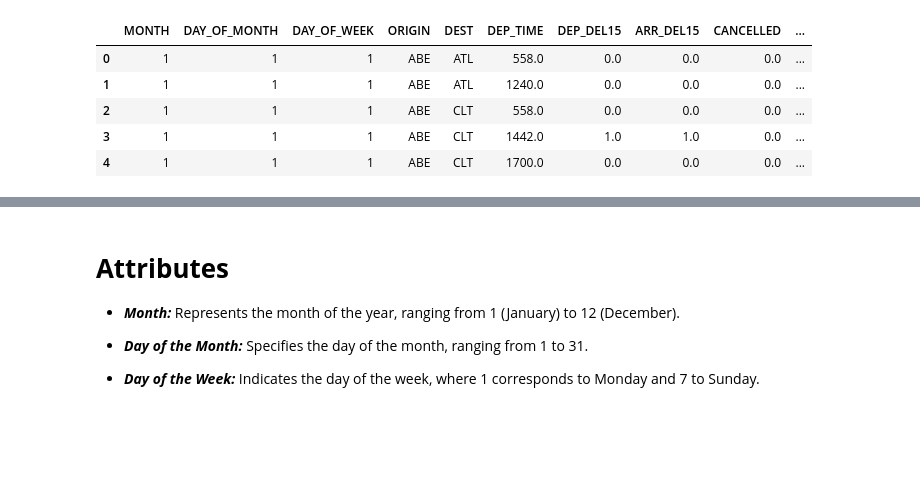
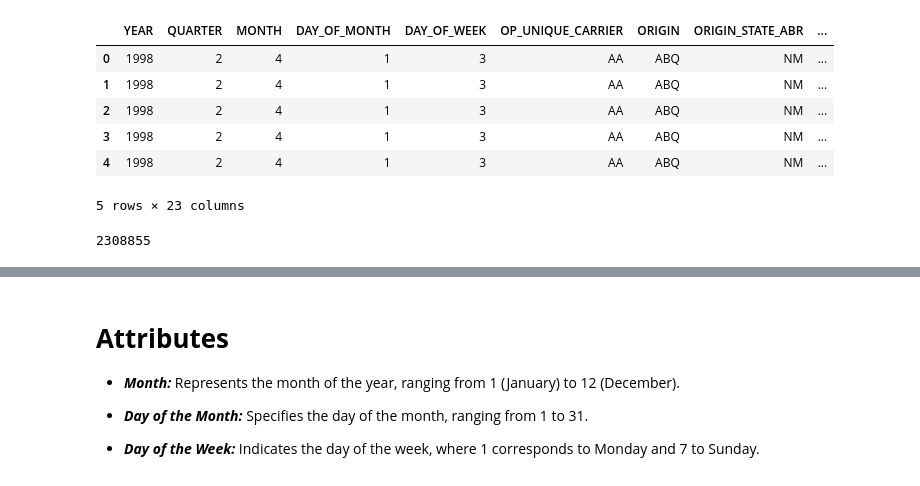
Before and after one commit to chaitanya456/CSE561-DDD-FinalProject, a Jupyter notebook: Data_Cleaning_and_exploration.ipynb, the cells around one changed output, grey strips where cells are left out. Saved outputs shown, nothing was run; the diff lists cells and outputs as text; code cells hidden in the pictures; blank space fills up the shorter version.

```diff
--- a/Data_Cleaning_and_exploration.ipynb
+++ b/Data_Cleaning_and_exploration.ipynb
@@ -17,11 +13,16 @@ Archive:  /content/drive/MyDrive/DL_SelectFields_focus_attributes.zip
 # %%
-file_path = "T_ONTIME_REPORTING.csv"
+file_path = "/content/april_combined_dataset.csv"
 df = pd.read_csv(file_path)
 df.head()
 # %% [output]
-|  | MONTH | DAY_OF_MONTH | DAY_OF_WEEK | ORIGIN | DEST | DEP_TIME | DEP_DEL15 | ARR_DEL15 | CANCELLED | ... |
-| 0 | 1 | 1 | 1 | ABE | ATL | 558.0 | 0.0 | 0.0 | 0.0 | ... |
-| 1 | 1 | 1 | 1 | ABE | ATL | 1240.0 | 0.0 | 0.0 | 0.0 | ... |
-| 2 | 1 | 1 | 1 | ABE | CLT | 558.0 | 0.0 | 0.0 | 0.0 | ... |
-| 3 | 1 | 1 | 1 | ABE | CLT | 1442.0 | 1.0 | 1.0 | 0.0 | ... |
-| 4 | 1 | 1 | 1 | ABE | CLT | 1700.0 | 0.0 | 0.0 | 0.0 | ... |
+|  | YEAR | QUARTER | MONTH | DAY_OF_MONTH | DAY_OF_WEEK | OP_UNIQUE_CARRIER | ORIGIN | ORIGIN_STATE_ABR | ... |
+| 0 | 1998 | 2 | 4 | 1 | 3 | AA | ABQ | NM | ... |
+| 1 | 1998 | 2 | 4 | 1 | 3 | AA | ABQ | NM | ... |
+| 2 | 1998 | 2 | 4 | 1 | 3 | AA | ABQ | NM | ... |
+| 3 | 1998 | 2 | 4 | 1 | 3 | AA | ABQ | NM | ... |
+| 4 | 1998 | 2 | 4 | 1 | 3 | AA | ABQ | NM | ... |
+5 rows × 23 columns
+# %%
+len(df)
+# %% [output]
+2308855
```
Also changed, not shown: parts of 51 cells of this notebook, 2 other files.
